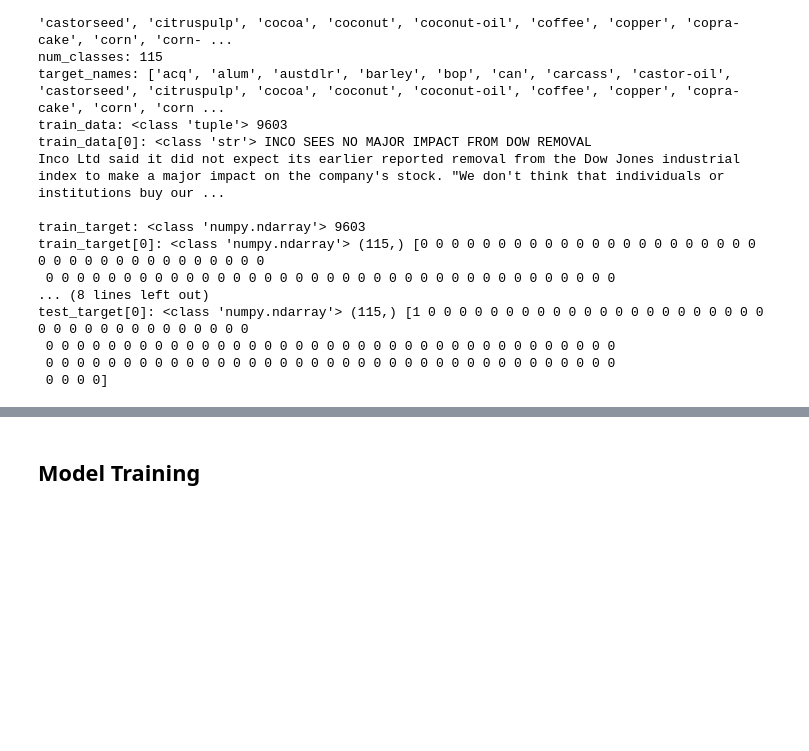
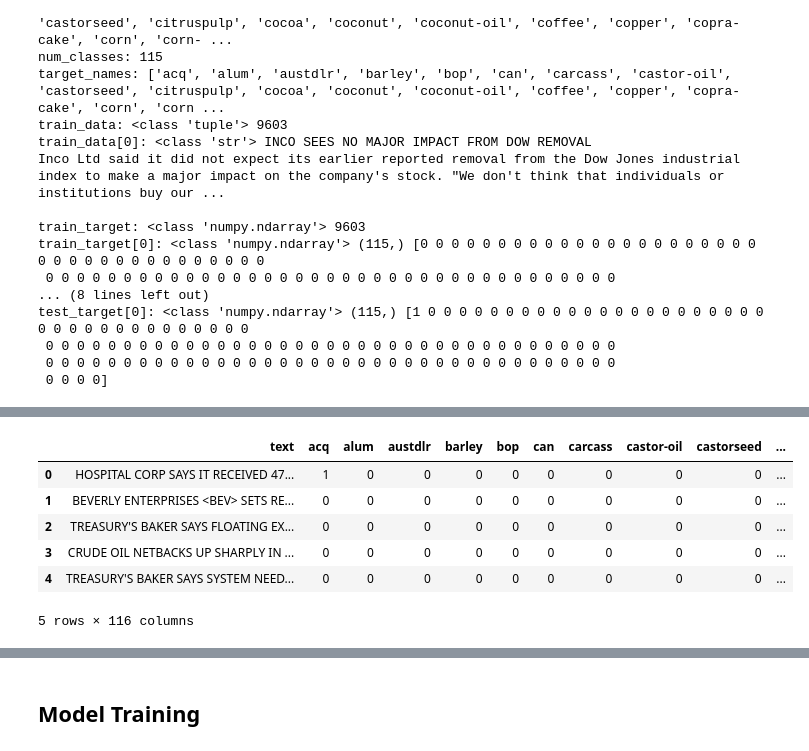
Before and after one commit to pworth1971/layer-cake, a Jupyter notebook: src/nn_test/multi_label_text_classification_BERT.ipynb, the cells around one changed output, grey strips where cells are left out. Drawn from its saved outputs; the diff is of its cells as text; code cells hidden in the pictures; blank space fills up the shorter version.

```diff
--- a/src/nn_test/multi_label_text_classification_BERT.ipynb
+++ b/src/nn_test/multi_label_text_classification_BERT.ipynb
@@ -156,2 +199,18 @@ test_target[0]: <class 'numpy.ndarray'> (115,) [1 0 0 0 0 0 0 0 0 0 0 0 0 0 0 0
+# %%
+# Create a DataFrame for the train_target array with columns for each class
+target_df = pd.DataFrame(test_target, columns=target_names)
+
+# Concatenate the text data DataFrame with the target DataFrame
+df_test_data = pd.concat([df_test_data, target_df], axis=1)
+
+df_test_data.head()
+# %% [output]
+|  | text | acq | alum | austdlr | barley | bop | can | carcass | castor-oil | castorseed | ... |
+| 0 | HOSPITAL CORP SAYS IT RECEIVED 47... | 1 | 0 | 0 | 0 | 0 | 0 | 0 | 0 | 0 | ... |
+| 1 | BEVERLY ENTERPRISES <BEV> SETS RE... | 0 | 0 | 0 | 0 | 0 | 0 | 0 | 0 | 0 | ... |
+| 2 | TREASURY'S BAKER SAYS FLOATING EX... | 0 | 0 | 0 | 0 | 0 | 0 | 0 | 0 | 0 | ... |
+| 3 | CRUDE OIL NETBACKS UP SHARPLY IN ... | 0 | 0 | 0 | 0 | 0 | 0 | 0 | 0 | 0 | ... |
+| 4 | TREASURY'S BAKER SAYS SYSTEM NEED... | 0 | 0 | 0 | 0 | 0 | 0 | 0 | 0 | 0 | ... |
+5 rows × 116 columns
 # %%
 # Subsample the data
```
Also changed, not shown: parts of 23 cells of this notebook, 3 other files.
